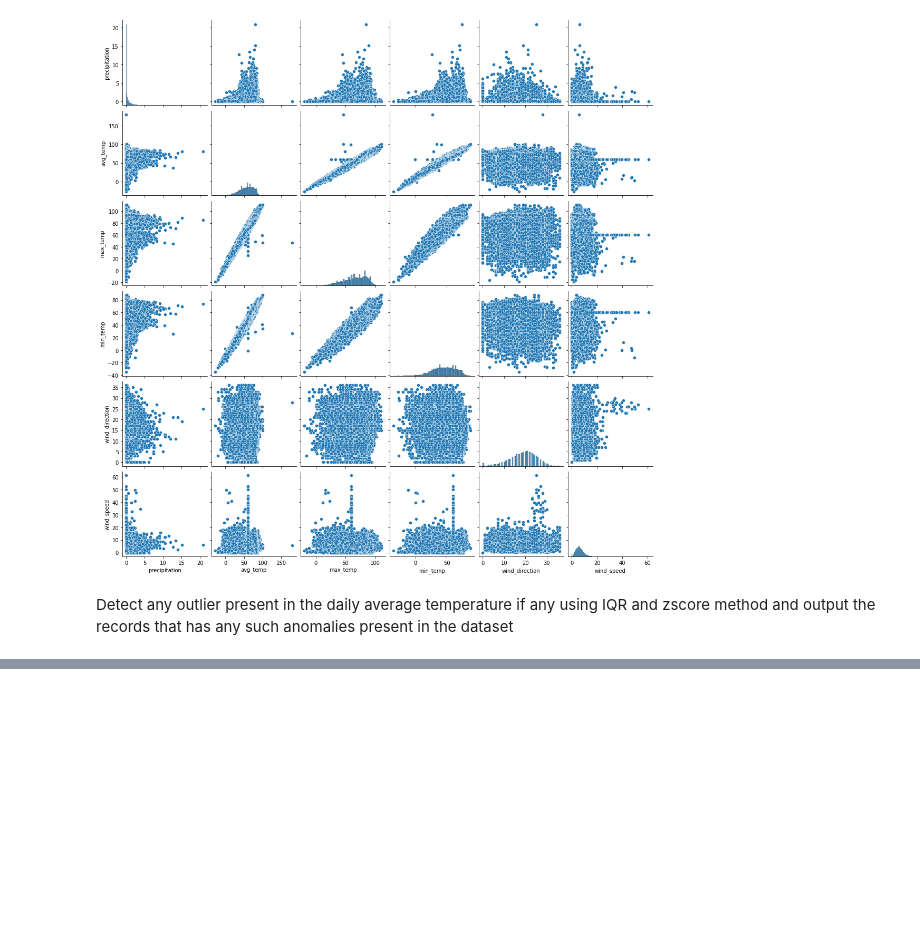
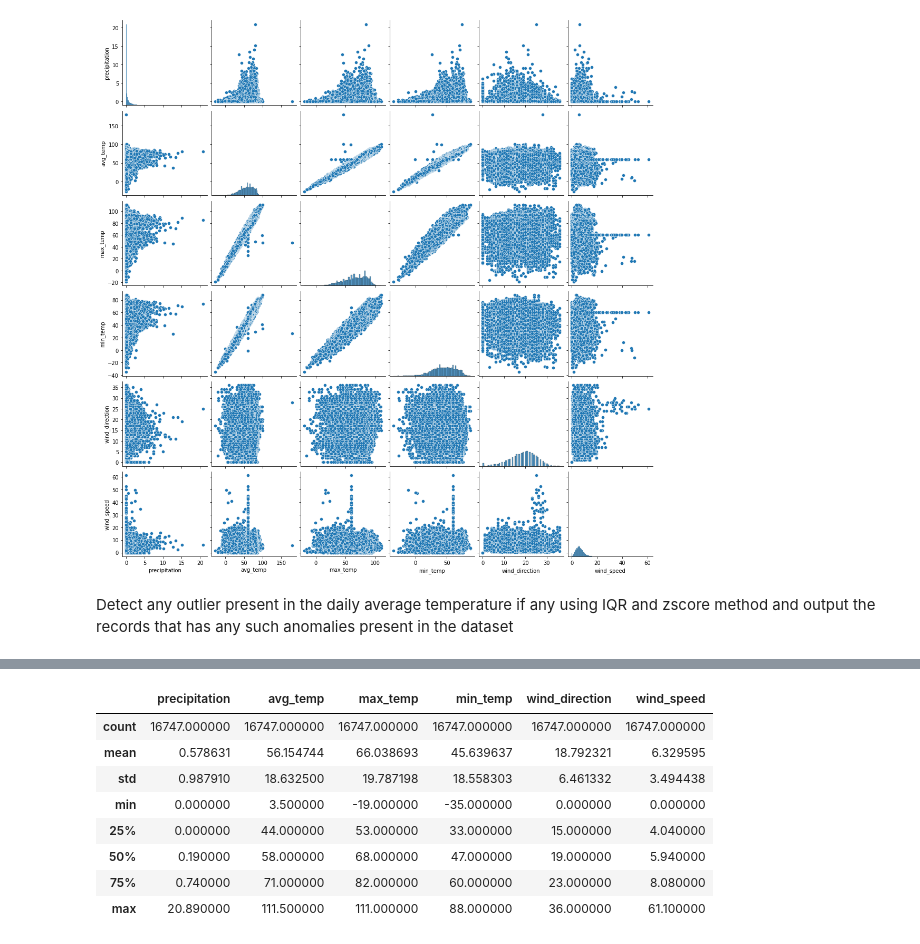
Before and after one commit to Bibhuti-MLAI/Python-Assignment, a Jupyter notebook: Python_Assignment.ipynb, the cells around one changed output, grey strips where cells are left out. Saved outputs shown, nothing was run; the diff lists cells and outputs as text; code cells hidden in the pictures; blank space fills up the shorter version.

```diff
--- a/Python_Assignment.ipynb
+++ b/Python_Assignment.ipynb
@@ -753,0 +777,12 @@ Detect any outlier present in the daily average temperature if any using IQR and
+# %%
+df.describe()
+# %% [output]
+|  | precipitation | avg_temp | max_temp | min_temp | wind_direction | wind_speed |
+| count | 16747.000000 | 16747.000000 | 16747.000000 | 16747.000000 | 16747.000000 | 16747.000000 |
+| mean | 0.578631 | 56.154744 | 66.038693 | 45.639637 | 18.792321 | 6.329595 |
+| std | 0.987910 | 18.632500 | 19.787198 | 18.558303 | 6.461332 | 3.494438 |
+| min | 0.000000 | 3.500000 | -19.000000 | -35.000000 | 0.000000 | 0.000000 |
+| 25% | 0.000000 | 44.000000 | 53.000000 | 33.000000 | 15.000000 | 4.040000 |
+| 50% | 0.190000 | 58.000000 | 68.000000 | 47.000000 | 19.000000 | 5.940000 |
+| 75% | 0.740000 | 71.000000 | 82.000000 | 60.000000 | 23.000000 | 8.080000 |
+| max | 20.890000 | 111.500000 | 111.000000 | 88.000000 | 36.000000 | 61.100000 |
```
Also changed, not shown: parts of 15 cells of this notebook.
